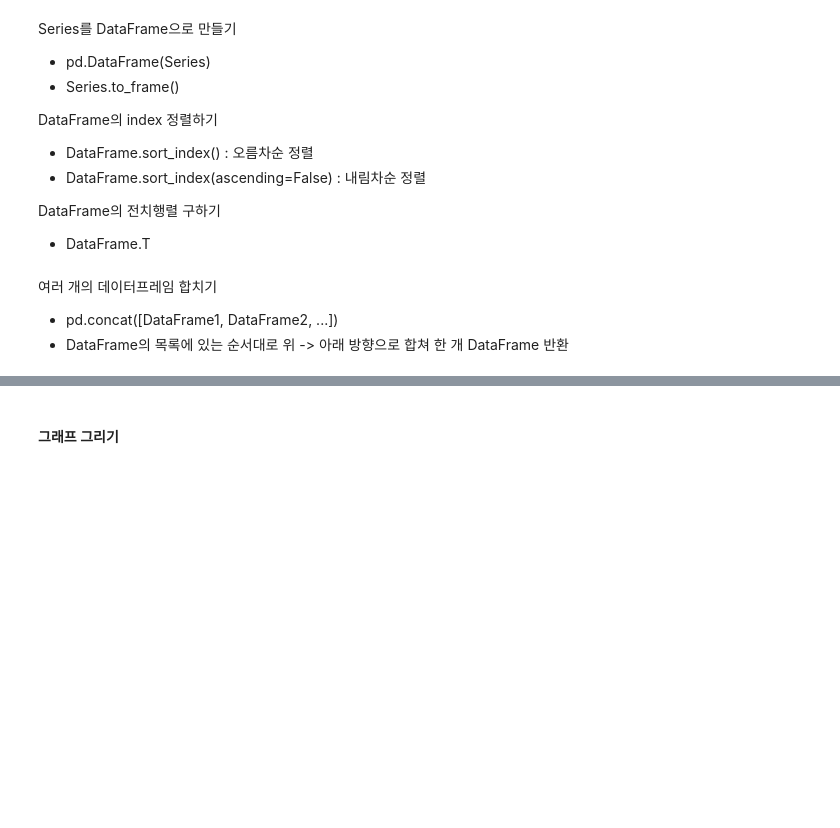
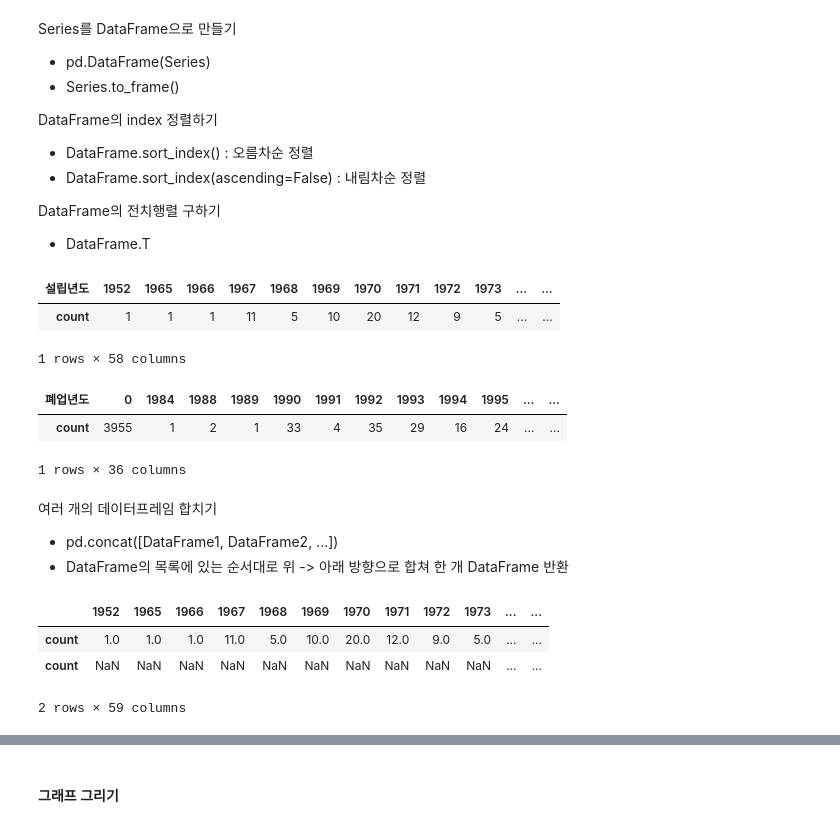
Before and after one commit to JM-world/BigData.Analysis.Article-Practical.skills, a Jupyter notebook: 1.pandas/[pandas_04]_제과점_서울_어디에_오픈할까_LAB.ipynb, the cells around one changed output, grey strips where cells are left out. Cells and saved outputs as stored; diff of their text form; code cells hidden in the pictures; blank space fills up the shorter version.

```diff
--- a/1.pandas/[pandas_04]_제과점_서울_어디에_오픈할까_LAB.ipynb
+++ b/1.pandas/[pandas_04]_제과점_서울_어디에_오픈할까_LAB.ipynb
@@ -436,14 +478,33 @@ DataFrame의 전치행렬 구하기
 # %%
 # [4-22] bread의 '설립년도'별 데이터 수를 구해 년도별로 정렬하고,
 # DataFrame으로 변경하여 전치행렬을 구해 temp1 이름을 부여해 출력합니다.
+temp1 = bread['설립년도'].value_counts().sort_index().to_frame().T
+temp1
+# %% [output]
+| 설립년도 | 1952 | 1965 | 1966 | 1967 | 1968 | 1969 | 1970 | 1971 | 1972 | 1973 | ... | ... |
+| count | 1 | 1 | 1 | 11 | 5 | 10 | 20 | 12 | 9 | 5 | ... | ... |
+1 rows × 58 columns
 # %%
 # [4-23] bread의 '폐업년도'별 데이터 수를 구해 년도별로 정렬하고,
 # DataFrame으로 변경하여 전치행렬을 구해 temp2 이름을 부여해 출력합니다.
+temp2 = bread['폐업년도'].value_counts().sort_index().to_frame().T
+temp2
+# %% [output]
+| 폐업년도 | 0 | 1984 | 1988 | 1989 | 1990 | 1991 | 1992 | 1993 | 1994 | 1995 | ... | ... |
+| count | 3955 | 1 | 2 | 1 | 33 | 4 | 35 | 29 | 16 | 24 | ... | ... |
+1 rows × 36 columns
 # %% [markdown]
 여러 개의 데이터프레임 합치기
 - pd.concat([DataFrame1, DataFrame2, ...])
 - DataFrame의 목록에 있는 순서대로 위 -> 아래 방향으로 합쳐 한 개 DataFrame 반환
 # %%
 # [4-23] temp1, temp2를 합쳐서 temp라고 이름 붙입니다.
+temp = pd.concat([temp1, temp2], join='outer') # outer가 default
+temp
+# %% [output]
+|  | 1952 | 1965 | 1966 | 1967 | 1968 | 1969 | 1970 | 1971 | 1972 | 1973 | ... | ... |
+| count | 1.0 | 1.0 | 1.0 | 11.0 | 5.0 | 10.0 | 20.0 | 12.0 | 9.0 | 5.0 | ... | ... |
+| count | NaN | NaN | NaN | NaN | NaN | NaN | NaN | NaN | NaN | NaN | ... | ... |
+2 rows × 59 columns
 # %%
 # [4-24] temp의 결측치를 0으로 채우기 한 뒤, 'int64'로 변경합니다.
```
Also changed, not shown: parts of 10 cells of this notebook, 1 other file.
